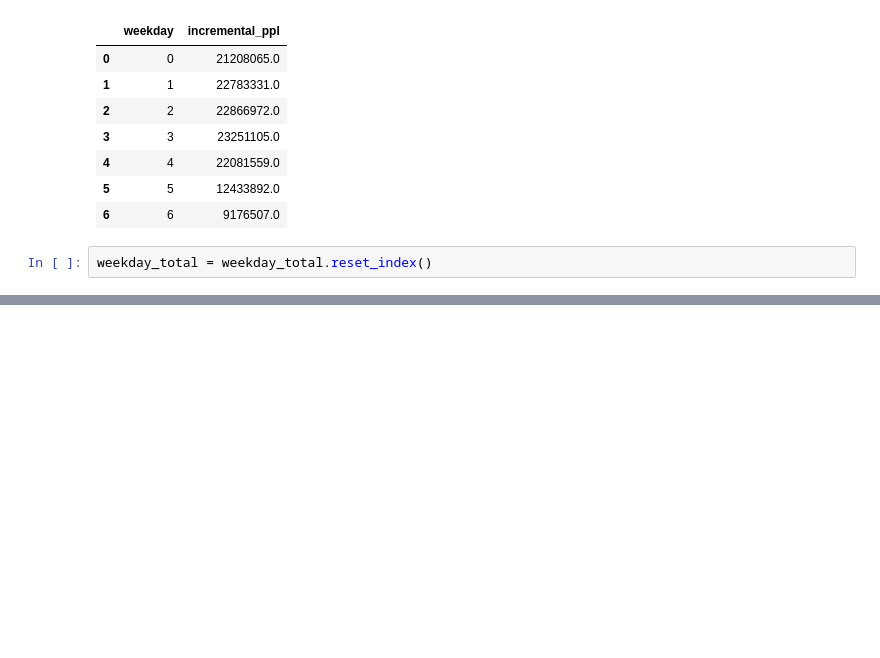
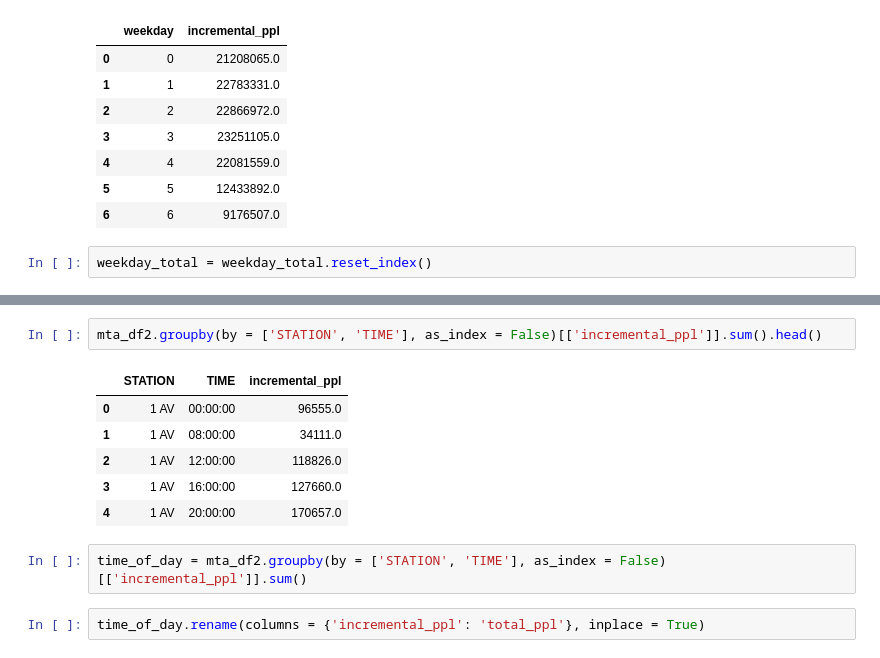
Before and after one commit to konelson/konelson-mta-project, a Jupyter notebook: MTA_Data.ipynb, the cells around one changed output, grey strips where cells are left out. Drawn from its saved outputs; the diff is of its cells as text; blank space fills up the shorter version.

```diff
--- a/MTA_Data.ipynb
+++ b/MTA_Data.ipynb
@@ -766,0 +697,13 @@ plt.bar(x,y);
+# %%
+mta_df2.groupby(by = ['STATION', 'TIME'], as_index = False)[['incremental_ppl']].sum().head()
+# %% [output]
+|  | STATION | TIME | incremental_ppl |
+| 0 | 1 AV | 00:00:00 | 96555.0 |
+| 1 | 1 AV | 08:00:00 | 34111.0 |
+| 2 | 1 AV | 12:00:00 | 118826.0 |
+| 3 | 1 AV | 16:00:00 | 127660.0 |
+| 4 | 1 AV | 20:00:00 | 170657.0 |
+# %%
+time_of_day = mta_df2.groupby(by = ['STATION', 'TIME'], as_index = False)[['incremental_ppl']].sum()
+# %%
+time_of_day.rename(columns = {'incremental_ppl': 'total_ppl'}, inplace = True)
```
Also changed, not shown: parts of 62 cells of this notebook.
